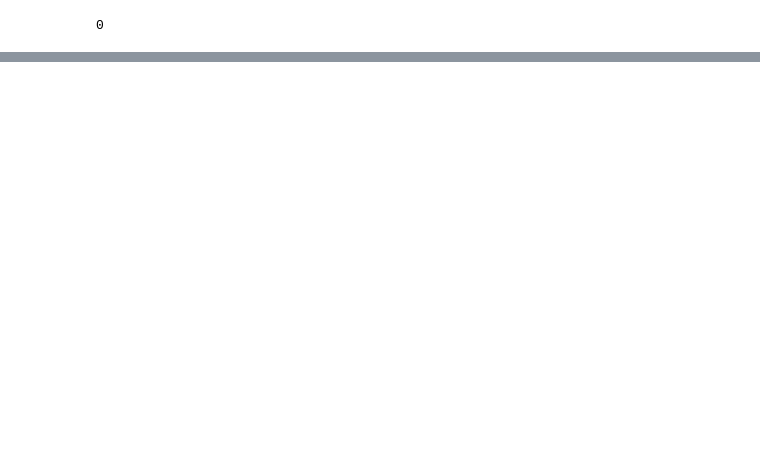
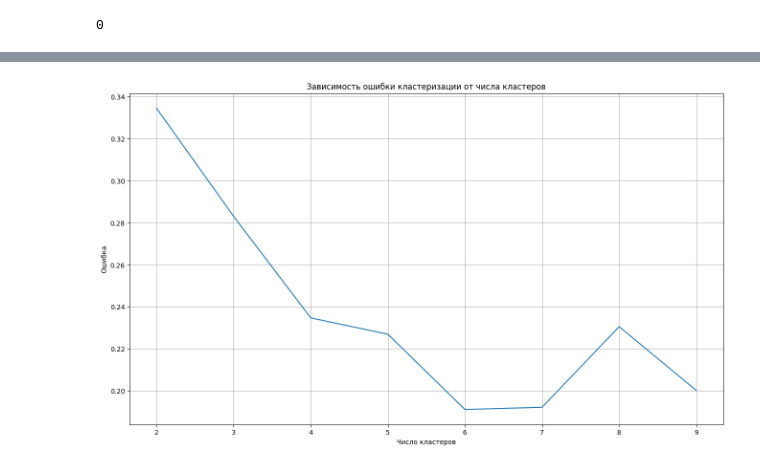
Before and after one commit to Santiperro/analytical-information-processing-technologies, a Jupyter notebook: clasterization/clasterization.ipynb, the cells around one changed output, grey strips where cells are left out. Drawn from its saved outputs; the diff is of its cells as text; code cells hidden in the pictures; blank space fills up the shorter version.

```diff
--- a/clasterization/clasterization.ipynb
+++ b/clasterization/clasterization.ipynb
@@ -160,0 +114,3 @@ error
+# %%
+clean_data_2 = data.copy()
+clean_data_2.loc[clean_data_2['Defaulted'].isnull()] = 0
@@ -160,0 +129,13 @@ error
+# %%
+from sklearn.preprocessing import StandardScaler
+
+# стандартизация данных с пропусками в Defaulted заполненынными классификацией
+std_scaler_1 = StandardScaler()
+data_std_1 = std_scaler_1.fit_transform(clean_data_1)
+scaled_data_1 = pd.DataFrame(data_std_1, index=data.index, columns=clean_data_1.columns)
+
+# стандартизация данных с заполненным Defaulted заполненными нулями
+std_scaler_2 = StandardScaler()
+data_std_2 = std_scaler_2.fit_transform(clean_data_2)
+scaled_data_2 = pd.DataFrame(data_std_2, index=data.index, columns=clean_data_2.columns)
+scaled_data_2
@@ -160,0 +226,4 @@ error
+# %%
+visualize_k_by_error(scaled_data_2, 'kmeans')
+# %% [output]
+[figure, added]
```
Also changed, not shown: parts of 20 cells of this notebook.
